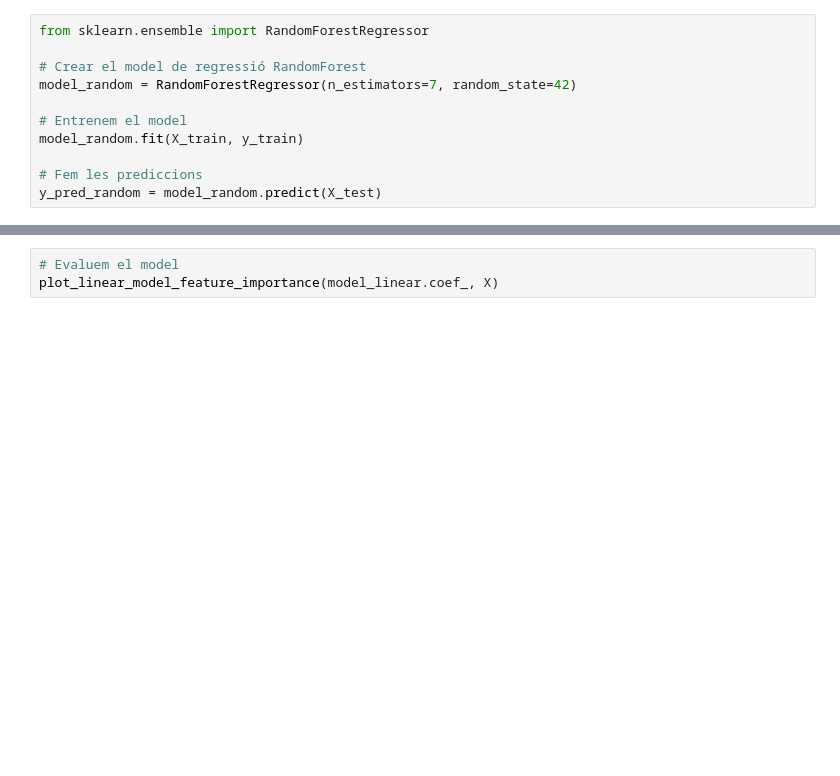
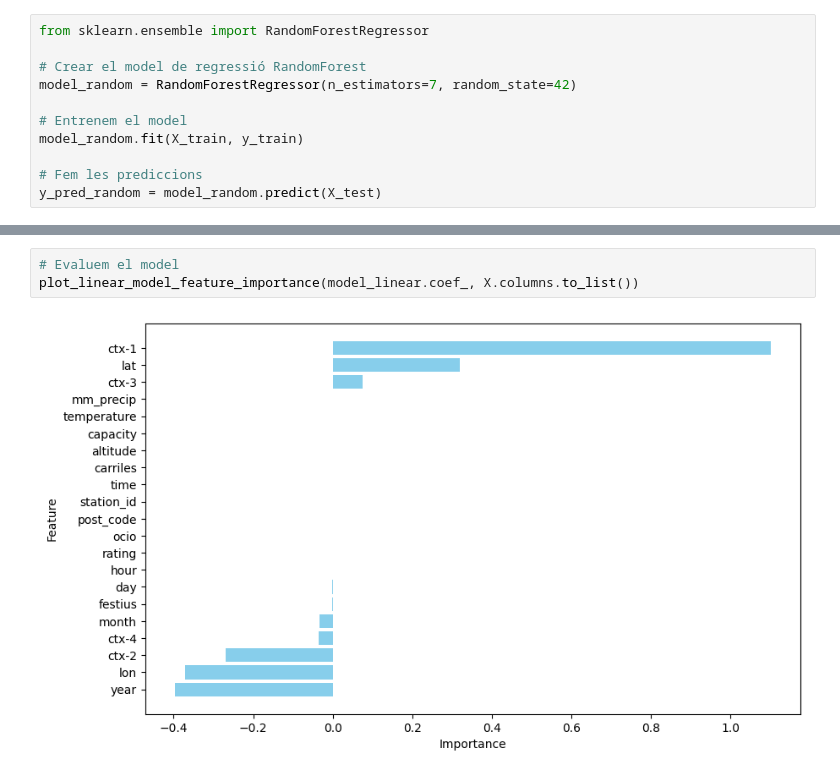
Before and after one commit to carlotalacasav/Gorrapiedra-proyecto, a Jupyter notebook: linear_regressor.ipynb, the cells around one changed output, grey strips where cells are left out. Cells and saved outputs as stored; diff of their text form; blank space fills up the shorter version.

```diff
--- a/linear_regressor.ipynb
+++ b/linear_regressor.ipynb
@@ -145,6 +210,8 @@ plot_model_evaluation(y_test, y_pred_random)
 # %%
 # Evaluem el model
-plot_linear_model_feature_importance(model_linear.coef_, X)
+plot_linear_model_feature_importance(model_linear.coef_, X.columns.to_list())
+# %% [output]
+[figure, added]
 # %%
 # Feature importance for Decision Tree
 
```
Also changed, not shown: parts of 26 cells of this notebook, 5 other files.
